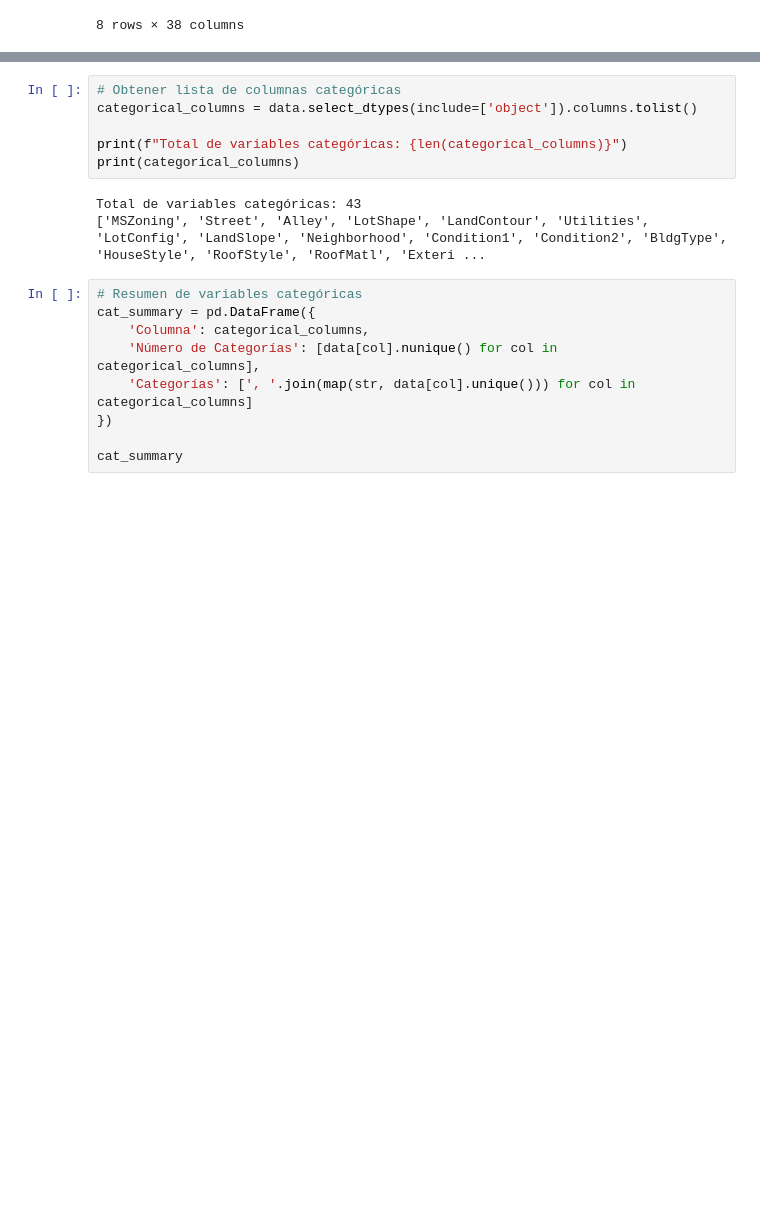
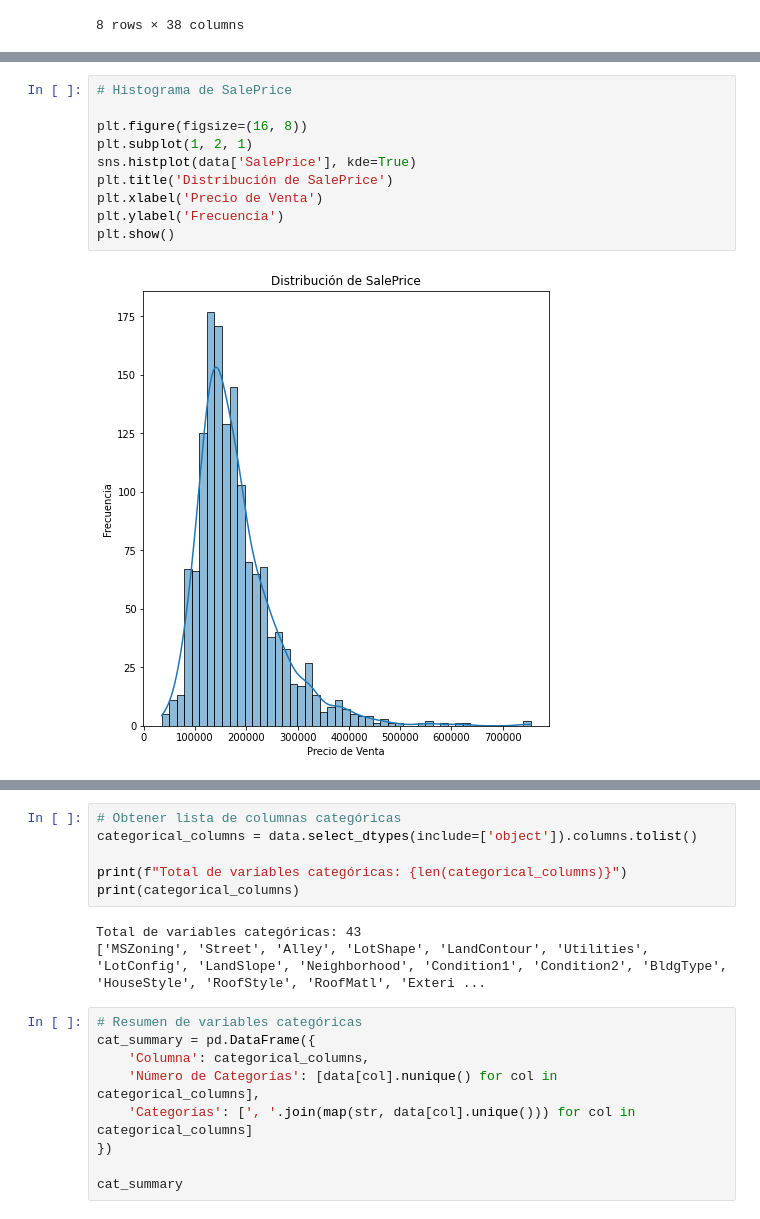
Before and after one commit to paulabaal12/PROY2-DM, a Jupyter notebook: proyecto.ipynb, the cells around one changed output, grey strips where cells are left out. Saved outputs shown, nothing was run; the diff lists cells and outputs as text; blank space fills up the shorter version.

```diff
--- a/proyecto.ipynb
+++ b/proyecto.ipynb
@@ -89,0 +92,12 @@ data.describe()
+# %%
+# Histograma de SalePrice
+
+plt.figure(figsize=(16, 8))
+plt.subplot(1, 2, 1)
+sns.histplot(data['SalePrice'], kde=True)
+plt.title('Distribución de SalePrice')
+plt.xlabel('Precio de Venta')
+plt.ylabel('Frecuencia')
+plt.show()
+# %% [output]
+[figure, added]
```
Also changed, not shown: parts of 31 cells of this notebook.
